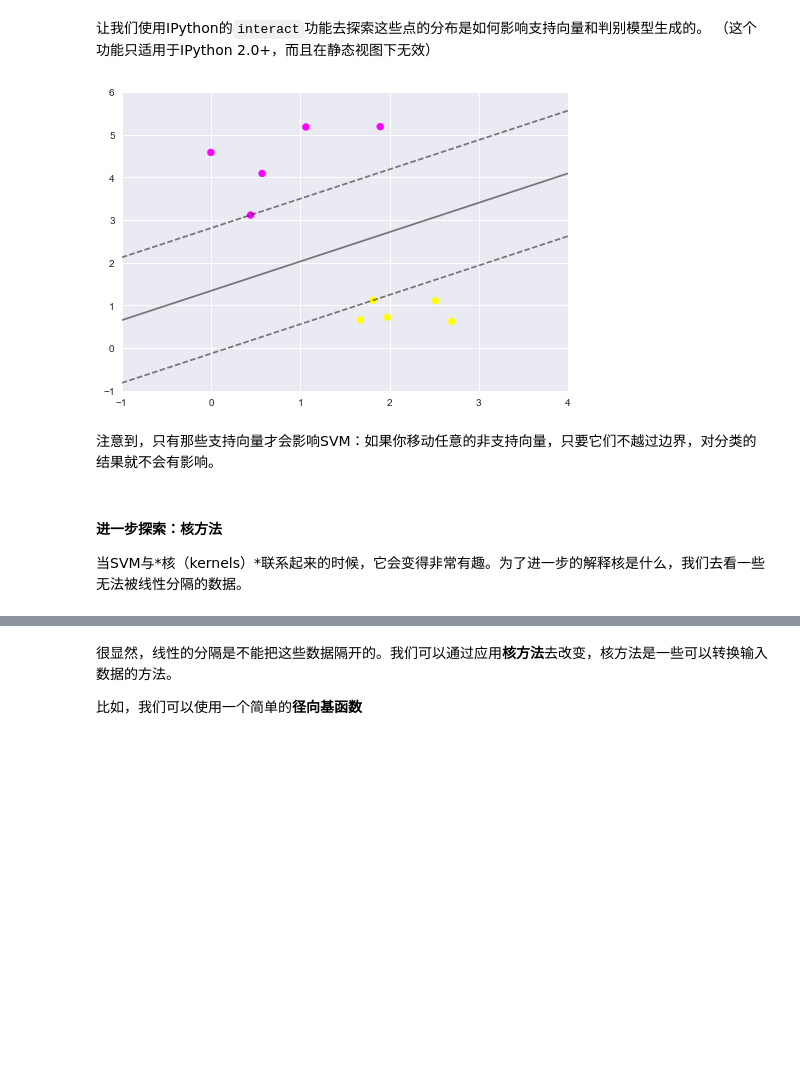
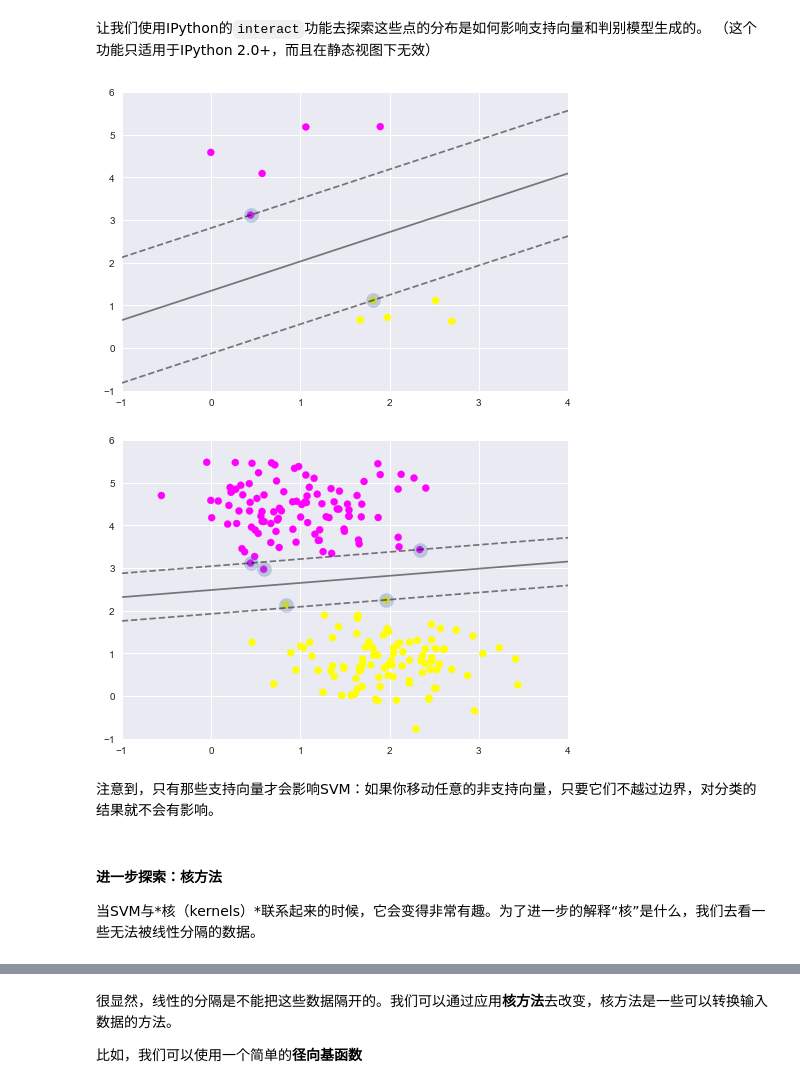
Before and after one commit to palandatarxcom/sklearn_tutorial_cn, a Jupyter notebook: notebooks/03.1-Classification-SVMs.ipynb, the cells around one changed output, grey strips where cells are left out. Drawn from its saved outputs; the diff is of its cells as text; code cells hidden in the pictures; blank space fills up the shorter version.

```diff
--- a/notebooks/03.1-Classification-SVMs.ipynb
+++ b/notebooks/03.1-Classification-SVMs.ipynb
@@ -74,7 +81,7 @@ SVC(C=1.0, cache_size=200, class_weight=None, coef0=0.0,
 为了更好的知道发生了什么，我们创造一个简单方便的函数，去画出SVM算法生成的数据集边界：
 # %%
 def plot_svc_decision_function(clf, ax=None):
-    """Plot the decision function for a 2D SVC"""
+    """绘制一个 2D SVC 的决策函数"""
     if ax is None:
         ax = plt.gca()
     x = np.linspace(plt.xlim()[0], plt.xlim()[1], 30)
@@ -84,7 +91,7 @@ def plot_svc_decision_function(clf, ax=None):
     for i, xi in enumerate(x):
         for j, yj in enumerate(y):
             P[i, j] = clf.decision_function([[xi, yj]])
-    # plot the margins
+    # 绘制边界
     ax.contour(X, Y, P, colors='k',
                levels=[-1, 0, 1], alpha=0.5,
                linestyles=['--', '-', '--'])
@@ -107,30 +114,31 @@ plt.scatter(clf.support_vectors_[:, 0], clf.support_vectors_[:, 1],
 让我们使用IPython的``interact``功能去探索这些点的分布是如何影响支持向量和判别模型生成的。
 （这个功能只适用于IPython 2.0+，而且在静态视图下无效）
 # %%
-from IPython.html.widgets import interact
+from ipywidgets import interact
 
 def plot_svm(N=10):
     X, y = make_blobs(n_samples=200, centers=2,
                       random_state=0, cluster_std=0.60)
     X = X[:N]
     y = y[:N]
     clf = SVC(kernel='linear')
     clf.fit(X, y)
     plt.scatter(X[:, 0], X[:, 1], c=y, s=50, cmap='spring')
     plt.xlim(-1, 4)
     plt.ylim(-1, 6)
     plot_svc_decision_function(clf, plt.gca())
     plt.scatter(clf.support_vectors_[:, 0], clf.support_vectors_[:, 1],
-                s=200, facecolors='none')
+                s=200, alpha=0.3)
 
 interact(plot_svm, N=[10, 200], kernel='linear');
 # %% [output]
-[figure, old version]
+[figure, new version]
+[figure, added]
 # %% [markdown]
 注意到，只有那些支持向量才会影响SVM：如果你移动任意的非支持向量，只要它们不越过边界，对分类的结果就不会有影响。
 # %% [markdown]
 #### 进一步探索：核方法
 
-当SVM与*核（kernels）*联系起来的时候，它会变得非常有趣。为了进一步的解释核是什么，我们去看一些无法被线性分隔的数据。
+当SVM与*核（kernels）*联系起来的时候，它会变得非常有趣。为了进一步的解释“核”是什么，我们去看一些无法被线性分隔的数据。
 # %%
 from sklearn.datasets.samples_generator import make_circles
```
Also changed, not shown: parts of 18 cells of this notebook.
